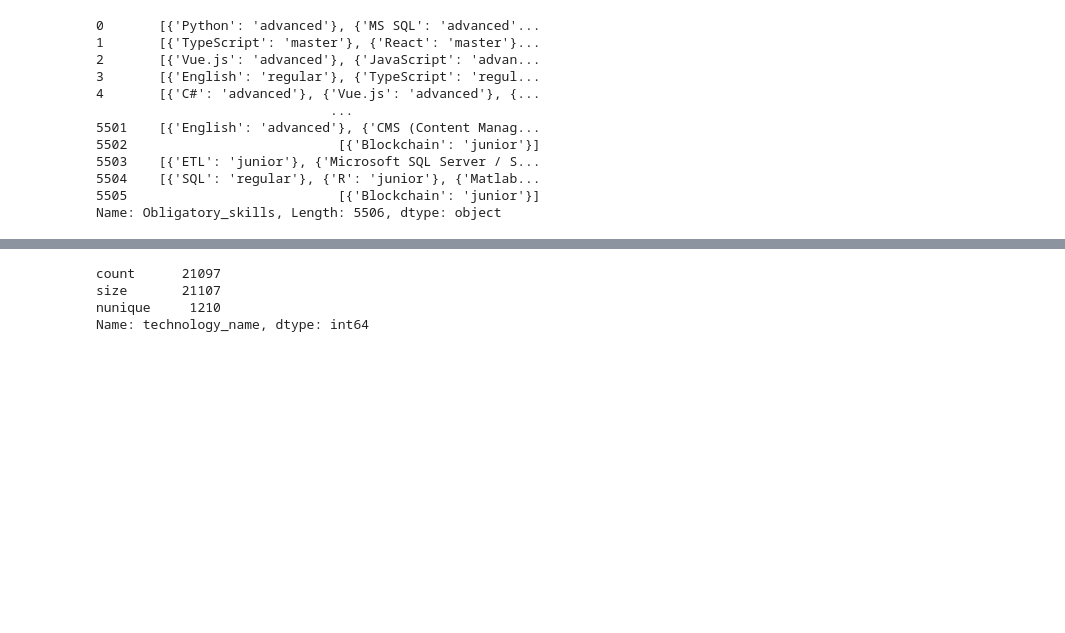
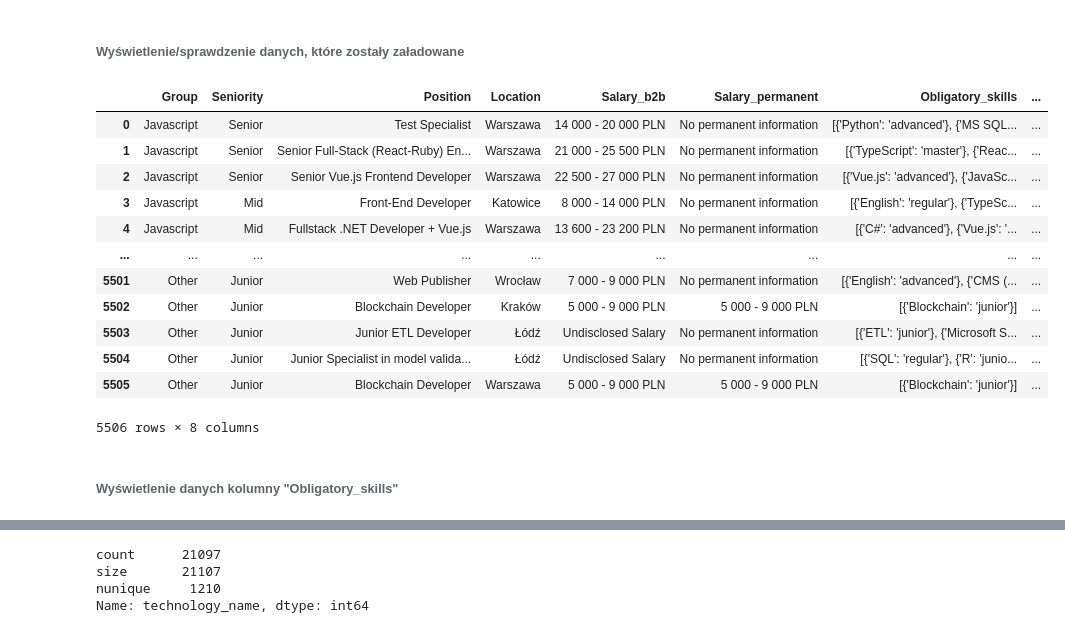
Before and after one commit to janiszewskibartlomiej/justjoint_it_data_analysis-Thesis_Postgraduate_studies_on_WSB, a Jupyter notebook: justjoinit_data_preparetor.ipynb, the cells around one changed output, grey strips where cells are left out. Saved outputs shown, nothing was run; the diff lists cells and outputs as text; code cells hidden in the pictures; blank space fills up the shorter version.

```diff
--- a/justjoinit_data_preparetor.ipynb
+++ b/justjoinit_data_preparetor.ipynb
@@ -30,15 +18,20 @@ print(df)
-# %%
-print(df['Obligatory_skills'])
-# %% [output]
-0       [{'Python': 'advanced'}, {'MS SQL': 'advanced'...
-1       [{'TypeScript': 'master'}, {'React': 'master'}...
-2       [{'Vue.js': 'advanced'}, {'JavaScript': 'advan...
-3       [{'English': 'regular'}, {'TypeScript': 'regul...
-4       [{'C#': 'advanced'}, {'Vue.js': 'advanced'}, {...
-                              ...
-5501    [{'English': 'advanced'}, {'CMS (Content Manag...
-5502                           [{'Blockchain': 'junior'}]
-5503    [{'ETL': 'junior'}, {'Microsoft SQL Server / S...
-5504    [{'SQL': 'regular'}, {'R': 'junior'}, {'Matlab...
-5505                           [{'Blockchain': 'junior'}]
-Name: Obligatory_skills, Length: 5506, dtype: object
+# %% [markdown]
+###### Wyświetlenie/sprawdzenie danych, które zostały załadowane
+# %%
+df
+# %% [output]
+|  | Group | Seniority | Position | Location | Salary_b2b | Salary_permanent | Obligatory_skills | ... |
+| 0 | Javascript | Senior | Test Specialist | Warszawa | 14 000 - 20 000 PLN | No permanent information | [{'Python': 'advanced'}, {'MS SQL... | ... |
+| 1 | Javascript | Senior | Senior Full-Stack (React-Ruby) En... | Warszawa | 21 000 - 25 500 PLN | No permanent information | [{'TypeScript': 'master'}, {'Reac... | ... |
+| 2 | Javascript | Senior | Senior Vue.js Frontend Developer | Warszawa | 22 500 - 27 000 PLN | No permanent information | [{'Vue.js': 'advanced'}, {'JavaSc... | ... |
+| 3 | Javascript | Mid | Front-End Developer | Katowice | 8 000 - 14 000 PLN | No permanent information | [{'English': 'regular'}, {'TypeSc... | ... |
+| 4 | Javascript | Mid | Fullstack .NET Developer + Vue.js | Warszawa | 13 600 - 23 200 PLN | No permanent information | [{'C#': 'advanced'}, {'Vue.js': '... | ... |
+| ... | ... | ... | ... | ... | ... | ... | ... | ... |
+| 5501 | Other | Junior | Web Publisher | Wrocław | 7 000 - 9 000 PLN | No permanent information | [{'English': 'advanced'}, {'CMS (... | ... |
+| 5502 | Other | Junior | Blockchain Developer | Kraków | 5 000 - 9 000 PLN | 5 000 - 9 000 PLN | [{'Blockchain': 'junior'}] | ... |
+| 5503 | Other | Junior | Junior ETL Developer | Łódź | Undisclosed Salary | No permanent information | [{'ETL': 'junior'}, {'Microsoft S... | ... |
+| 5504 | Other | Junior | Junior Specialist in model valida... | Łódź | Undisclosed Salary | No permanent information | [{'SQL': 'regular'}, {'R': 'junio... | ... |
+| 5505 | Other | Junior | Blockchain Developer | Warszawa | 5 000 - 9 000 PLN | 5 000 - 9 000 PLN | [{'Blockchain': 'junior'}] | ... |
+5506 rows × 8 columns
+# %% [markdown]
+###### Wyświetlenie danych kolumny "Obligatory_skills"
```
Also changed, not shown: parts of 67 cells of this notebook, 1 other file.
